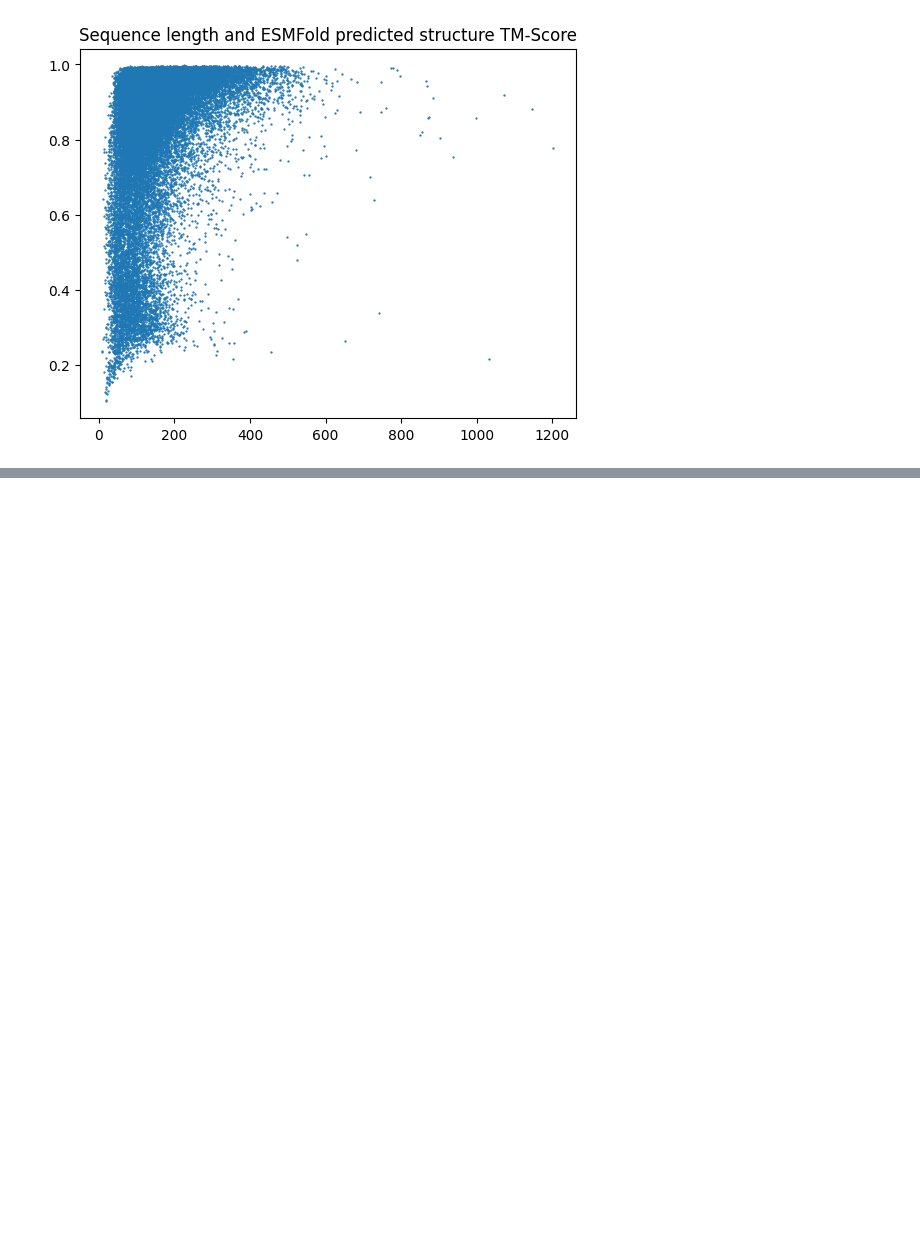
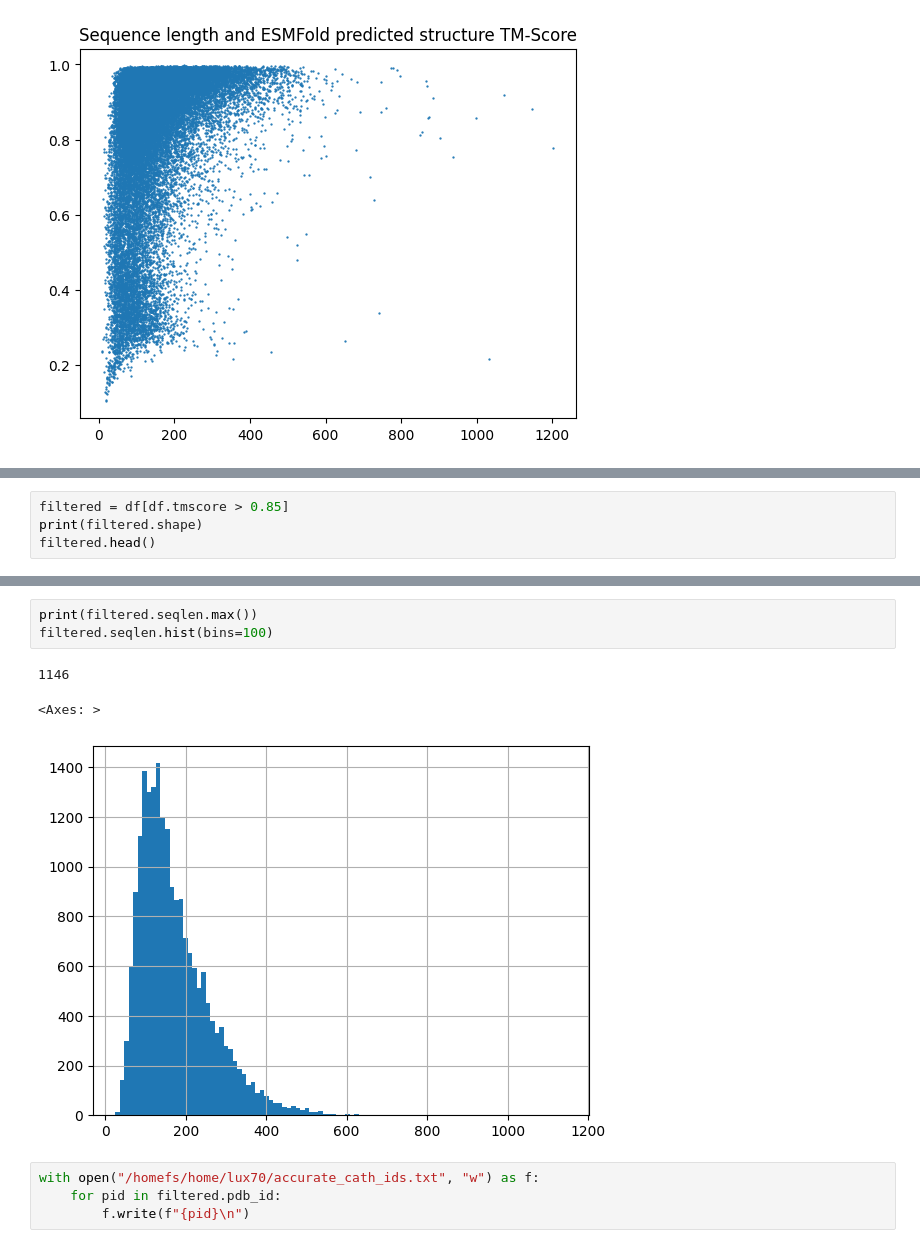
Before and after one commit to amyxlu/plaid-dev-distributed, a Jupyter notebook: notebooks/21_cath_errors.ipynb, the cells around one changed output, grey strips where cells are left out. Cells and saved outputs as stored; diff of their text form; blank space fills up the shorter version.

Commit message:
update notebooks for CATH errors and hourglass structure

```diff
--- a/notebooks/21_cath_errors.ipynb
+++ b/notebooks/21_cath_errors.ipynb
@@ -38,0 +56,4 @@ Text(0.5, 1.0, 'Sequence length and ESMFold predicted structure TM-Score')
+# %%
+filtered = df[df.tmscore > 0.85]
+print(filtered.shape)
+filtered.head()
@@ -38,0 +68,11 @@ Text(0.5, 1.0, 'Sequence length and ESMFold predicted structure TM-Score')
+# %%
+print(filtered.seqlen.max())
+filtered.seqlen.hist(bins=100)
+# %% [output]
+1146
+<Axes: >
+[figure, added]
+# %%
+with open("/homefs/home/lux70/accurate_cath_ids.txt", "w") as f:
+    for pid in filtered.pdb_id:
+        f.write(f"{pid}\n")
```
Also changed, not shown: parts of 5 cells of this notebook, 2 other files.
